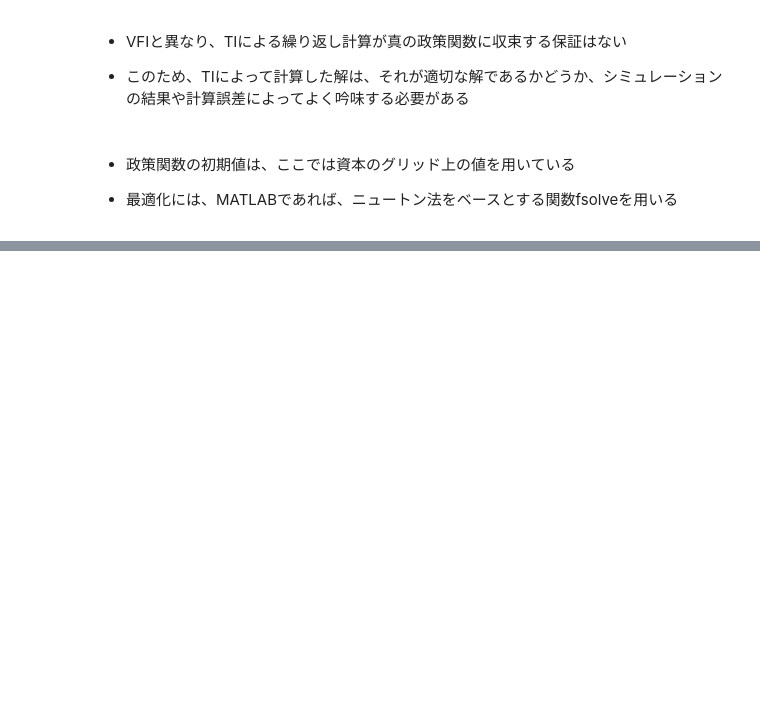
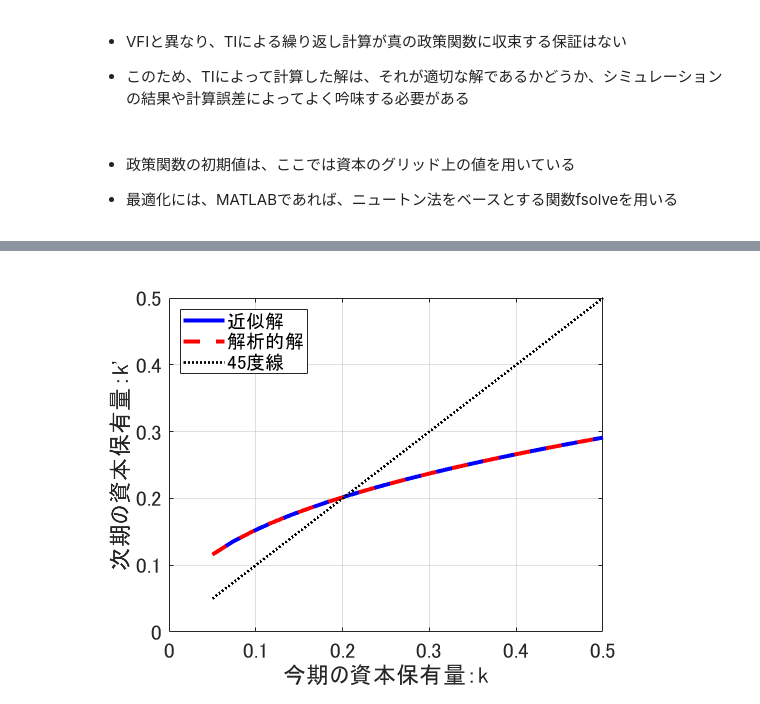
Before and after one commit to tkksnk/macrotopicsA2020, a Jupyter notebook: macrotopicsA_chapter4.ipynb, the cells around one changed output, grey strips where cells are left out. Drawn from its saved outputs; the diff is of its cells as text; code cells hidden in the pictures; blank space fills up the shorter version.

```diff
--- a/macrotopicsA_chapter4.ipynb
+++ b/macrotopicsA_chapter4.ipynb
@@ -258,0 +313,10 @@ $$
+# %%
+%% STEP 1(a): グリッド生成
+kgrid = linspace(kmin, kmax, nk)';
+# %%
+%% STEP 1(b): 政策関数の初期値を設定
+cfcn0 = kgrid;
+%cfcn0 = m.css/m.kss*m.kgrid; % m.nk=21のときは政策関数の形がおかしい???
+%cfcn0 = m.kgrid.^m.alpha - p_true;
+%cfcn0 = m.css*ones(nk,1);
+cfcn1 = zeros(nk,1);
@@ -258,0 +380,23 @@ $$
+# %%
+%% 最終的な政策関数が得られてから貯蓄関数を計算
+pfcn0 = kgrid.^alpha + (1-delta)*kgrid - cfcn0;
+
+%% 解析的解
+p_true = beta*alpha*(kgrid.^alpha);
+# %%
+%%
+figure;
+plot(kgrid, pfcn0, '-', 'Color', 'blue', 'LineWidth', 3);
+hold on;
+plot(kgrid, p_true, '--', 'Color', 'red', 'LineWidth', 3);
+plot(kgrid, kgrid, ':', 'Color', 'black', 'LineWidth', 2);
+xlabel('今期の資本保有量：k', 'FontSize', 16);
+ylabel("次期の資本保有量：k'", 'FontSize', 16);
+xlim([0 kmax]);
+%xticks([0.05 0.1 0.2 0.3 0.4 0.5]);
+%xticklabels([0.05 0.1 0.2 0.3 0.4 0.5]);
+legend('近似解', '解析的解', '45度線', 'Location', 'NorthWest');
+grid on;
+set(gca,'FontSize', 16);
+# %% [output]
+[figure, added]
```
Also changed, not shown: parts of 21 cells of this notebook, 4 other files.
